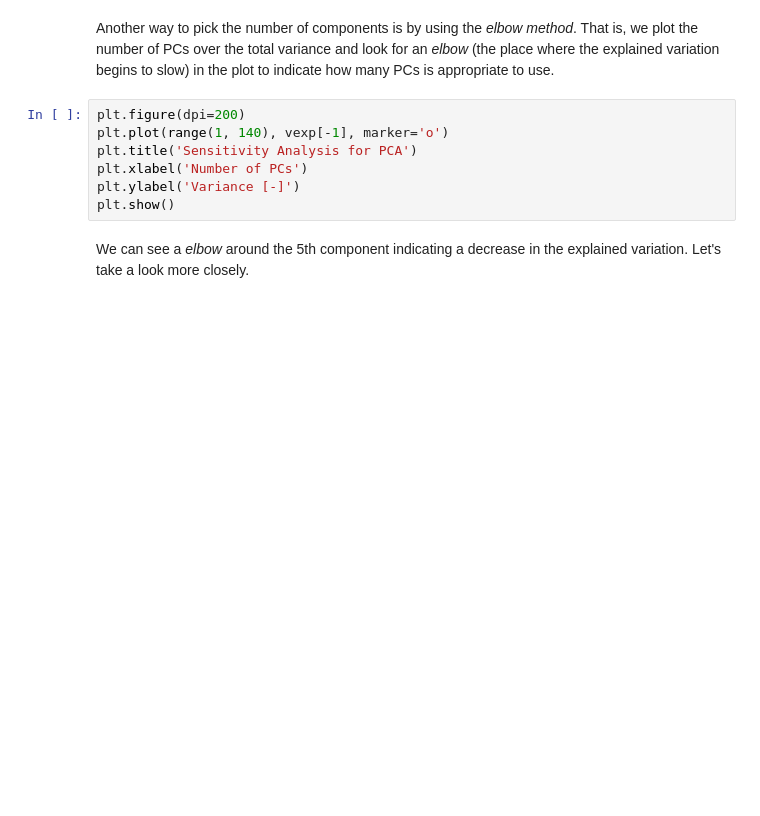
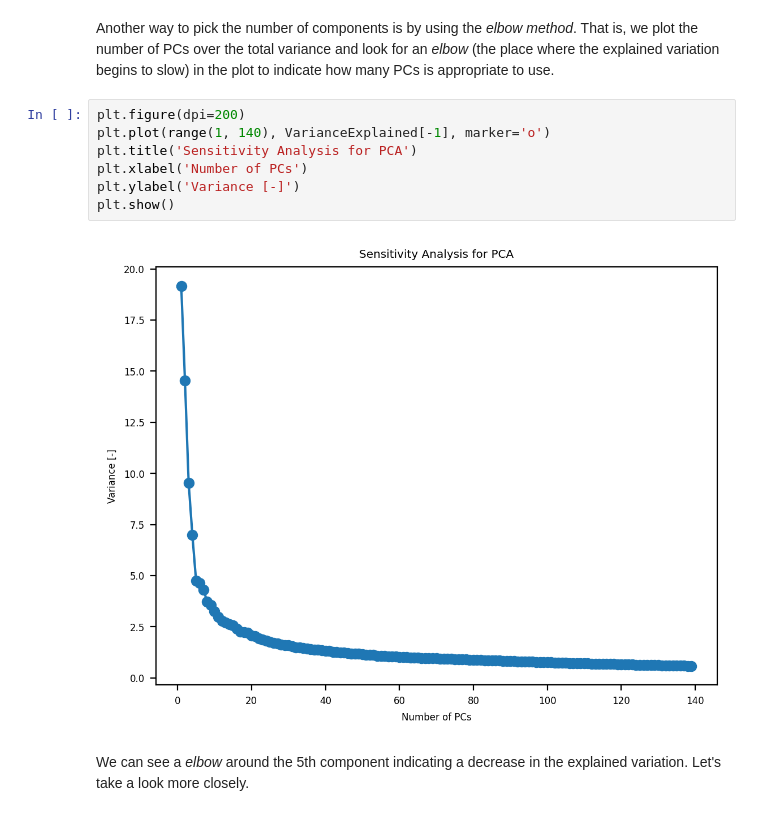
Before and after one commit to Jonghun-Han/HEDSpython, a Jupyter notebook: Tutorial_5.ipynb, the cells around one changed output. Drawn from its saved outputs; the diff is of its cells as text; blank space fills up the shorter version.

```diff
--- a/Tutorial_5.ipynb
+++ b/Tutorial_5.ipynb
@@ -194,11 +292,13 @@ Another way to pick the number of components is by using the *elbow method*.
 That is, we plot the number of PCs over the total variance and look for an *elbow* (the place where the explained variation begins to slow) in the plot to indicate how many PCs is appropriate to use.
 # %%
 plt.figure(dpi=200)
-plt.plot(range(1, 140), vexp[-1], marker='o')
+plt.plot(range(1, 140), VarianceExplained[-1], marker='o')
 plt.title('Sensitivity Analysis for PCA')
 plt.xlabel('Number of PCs')
 plt.ylabel('Variance [-]')
 plt.show()
+# %% [output]
+[figure, added]
 # %% [markdown]
 We can see a *elbow* around the 5th component indicating a decrease in the explained variation. Let's take a look more closely.
 # %%
```
Also changed, not shown: parts of 22 cells of this notebook.
